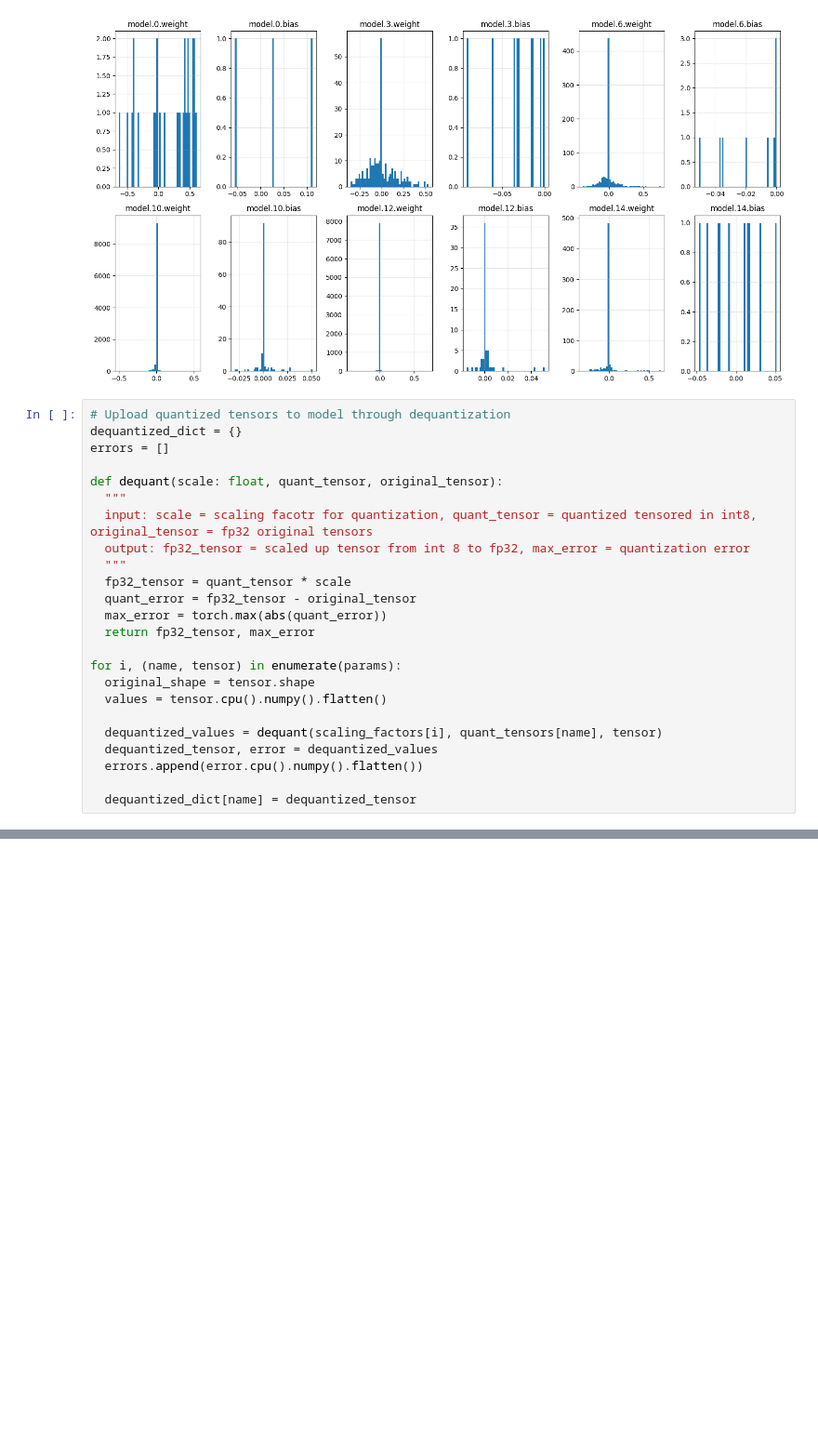
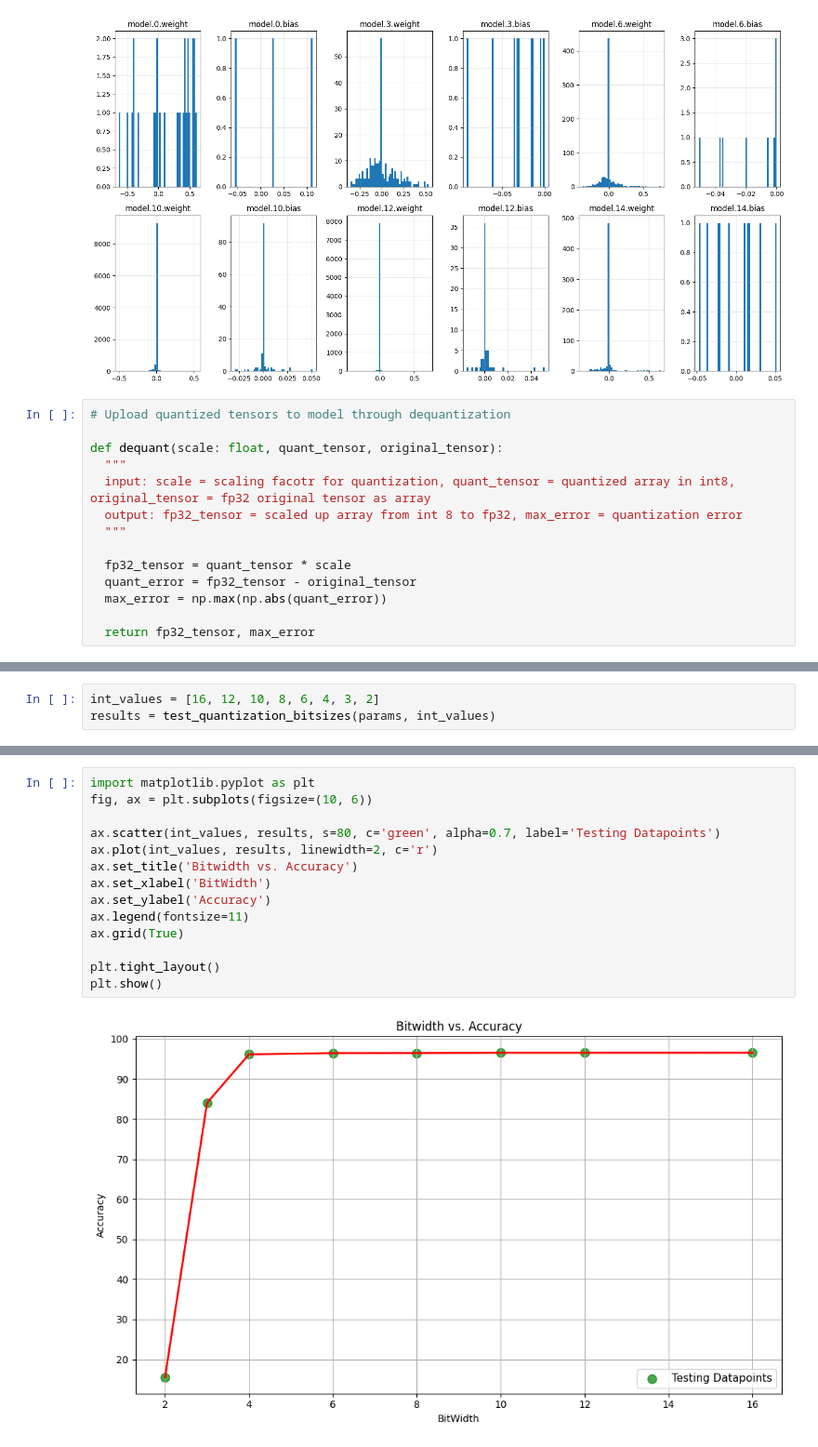
Before and after one commit to ckeegan12/MNIST_Digit_Recognition, a Jupyter notebook: lib/CNN_Model/Quantization.ipynb, the cells around one changed output, grey strips where cells are left out. Shown: that part at 93% size. Cells and saved outputs as stored; diff of their text form; blank space fills up the shorter version.

Commit message:
bitwidth vs. accuracy graphs

```diff
--- a/lib/CNN_Model/distributions.ipynb
+++ b/lib/CNN_Model/Quantization.ipynb
@@ -188,25 +190,15 @@ tensor model.14.bias scaling factor 0.00040980588528327644: tensor([ -88,  127,
 [figure]
 # %%
 # Upload quantized tensors to model through dequantization
-dequantized_dict = {}
-errors = []
 
 def dequant(scale: float, quant_tensor, original_tensor):
   """
-  input: scale = scaling facotr for quantization, quant_tensor = quantized tensored in int8, original_tensor = fp32 original tensors
-  output: fp32_tensor = scaled up tensor from int 8 to fp32, max_error = quantization error
+  input: scale = scaling facotr for quantization, quant_tensor = quantized array in int8, original_tensor = fp32 original tensor as array
+  output: fp32_tensor = scaled up array from int 8 to fp32, max_error = quantization error
   """
+
   fp32_tensor = quant_tensor * scale
   quant_error = fp32_tensor - original_tensor
-  max_error = torch.max(abs(quant_error))
+  max_error = np.max(np.abs(quant_error))
+
   return fp32_tensor, max_error
-
-for i, (name, tensor) in enumerate(params):
-  original_shape = tensor.shape
-  values = tensor.cpu().numpy().flatten()
-
-  dequantized_values = dequant(scaling_factors[i], quant_tensors[name], tensor)
-  dequantized_tensor, error = dequantized_values
-  errors.append(error.cpu().numpy().flatten())
-
-  dequantized_dict[name] = dequantized_tensor
@@ -220,0 +263,3 @@ ImportError: cannot import name 'QuantizedCNN_Net' from 'Quantization_CNN_Model'
+# %%
+int_values = [16, 12, 10, 8, 6, 4, 3, 2]
+results = test_quantization_bitsizes(params, int_values)
@@ -220,0 +284,16 @@ ImportError: cannot import name 'QuantizedCNN_Net' from 'Quantization_CNN_Model'
+# %%
+import matplotlib.pyplot as plt
+fig, ax = plt.subplots(figsize=(10, 6))
+
+ax.scatter(int_values, results, s=80, c='green', alpha=0.7, label='Testing Datapoints')
+ax.plot(int_values, results, linewidth=2, c='r')
+ax.set_title('Bitwidth vs. Accuracy')
+ax.set_xlabel('BitWidth')
+ax.set_ylabel('Accuracy')
+ax.legend(fontsize=11)
+ax.grid(True)
+
+plt.tight_layout()
+plt.show()
+# %% [output]
+[figure, added]
```
Also changed, not shown: parts of 7 cells of this notebook, 2 other files.
